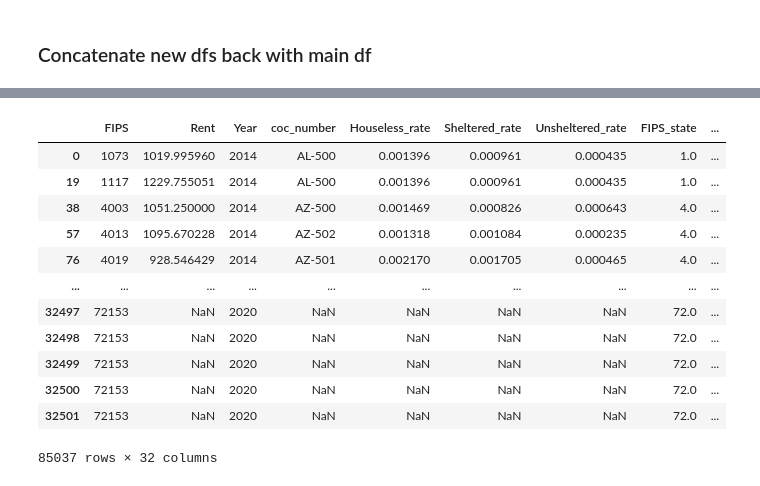
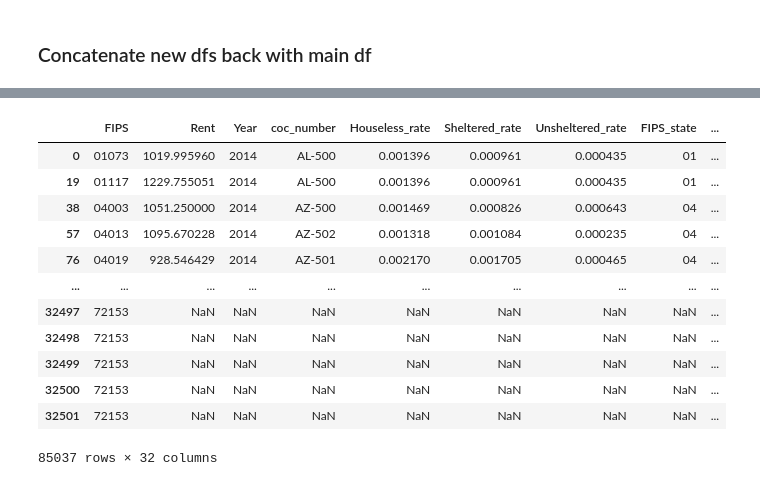
Before and after one commit to khyateed/projecting-food-insecurity, a Jupyter notebook: notebooks/cleaning_pt2.ipynb, the cells around one changed output, grey strips where cells are left out. Drawn from its saved outputs; the diff is of its cells as text; code cells hidden in the pictures.

```diff
--- a/notebooks/cleaning2.ipynb
+++ b/notebooks/cleaning_pt2.ipynb
@@ -162,7 +163,7 @@ df_12 = df_12.merge(fi_10_and_14[['FIPS','FI Rate 12','Meal cost 12','Dollars 12
 df_12.drop(['FI Rate','Weighted Annual Dollars','Cost Per Meal'],axis=1,inplace=True)
 df_12.rename(columns={'FI Rate 12':'FI Rate','Meal cost 12':'Cost Per Meal','Dollars 12':'Weighted Annual Dollars'},inplace=True)
 # %%
-df_13 = df[df.Year==2013]
+df_13 = df[df.Year=='2013']
 df_13 = df_13.merge(fi_10_and_14[['FIPS','FI Rate 13','Meal cost 13','Dollars 13']], on='FIPS')
 df_13.drop(['FI Rate','Weighted Annual Dollars','Cost Per Meal'],axis=1,inplace=True)
 df_13.rename(columns={'FI Rate 13':'FI Rate','Meal cost 13':'Cost Per Meal','Dollars 13':'Weighted Annual Dollars'},inplace=True)
@@ -170,7 +171,7 @@ df_13.rename(columns={'FI Rate 13':'FI Rate','Meal cost 13':'Cost Per Meal','Dol
 ### Concatenate new dfs back with main df
 # %%
 # drop older missing data from main df
-df_trimmed = df.drop(df[df.Year.isin([2011, 2012,2013])].index)
+df_trimmed = df.drop(df[df.Year.isin(['2011', '2012','2013'])].index)
 
 # add new data
 df = pd.concat([df_trimmed, df_11, df_12, df_13])
@@ -210,14 +211,15 @@ df[df.Year==2010].FIPS.value_counts()
 Name: FIPS, Length: 3245, dtype: int64
 # %%
 # perform groupby's on the years containing duplicates
-no_dups_10 = df[df.Year==2010].groupby('FIPS').mean().reset_index()
-no_dups_19 = df[df.Year==2019].groupby('FIPS').mean().reset_index()
-no_dups_20 = df[df.Year==2020].groupby('FIPS').mean().reset_index()
+no_dups_10 = df[df.Year=='2010'].groupby('FIPS').mean().reset_index()
+no_dups_19 = df[df.Year=='2019'].groupby('FIPS').mean().reset_index()
+no_dups_20 = df[df.Year=='2020'].groupby('FIPS').mean().reset_index()
 # %%
 # re-add in the columns that were removed during groupby operation
-no_dups_10 = no_dups_10.merge(df[df.Year==2010][['FIPS','Low Threshold Type','High Threshold Type', 'State',
+no_dups_10 = no_dups_10.merge(df[df.Year=='2010'][['FIPS','Low Threshold Type','High Threshold Type', 'State',
+                                                   'coc_number','County','State/County']],on='FIPS')
+no_dups_19 = no_dups_19.merge(df[df.Year=='2019'][['FIPS','Low Threshold Type','High Threshold Type', 'State',
                                          'coc_number','County','State/County']],on='FIPS')
-no_dups_19 = no_dups_19.merge(df[df.Year==2019][['FIPS','Low Threshold Type','High Threshold Type', 'State',
+no_dups_20 = no_dups_20.merge(df[df.Year=='2020'][['FIPS','Low Threshold Type','High Threshold Type', 'State',
                                          'coc_number','County','State/County']],on='FIPS')
-no_dups_20 = no_dups_20.merge(df[df.Year==2020][['FIPS','Low Threshold Type','High Threshold Type', 'State',
-                                         'coc_number','County','State/County']],on='FIPS')
+no_dups_10
@@ -224,21 +240,21 @@ no_dups_20 = no_dups_20.merge(df[df.Year==2020][['FIPS','Low Threshold Type','Hi
 # %%
 # drop older data from main df, which contained duplicates
-df_trimmed = df.drop(df[df.Year.isin([2010, 2019,2020])].index)
+df_trimmed = df.drop(df[df.Year.isin(['2010', '2019','2020'])].index)
 
 # add newly grouped data with no duplicates back into main df
 df = pd.concat([df_trimmed, no_dups_10, no_dups_19, no_dups_20])
 df
 # %% [output]
 |  | FIPS | Rent | Year | coc_number | Houseless_rate | Sheltered_rate | Unsheltered_rate | FIPS_state | ... |
-| 0 | 1073 | 1019.995960 | 2014 | AL-500 | 0.001396 | 0.000961 | 0.000435 | 1.0 | ... |
-| 19 | 1117 | 1229.755051 | 2014 | AL-500 | 0.001396 | 0.000961 | 0.000435 | 1.0 | ... |
-| 38 | 4003 | 1051.250000 | 2014 | AZ-500 | 0.001469 | 0.000826 | 0.000643 | 4.0 | ... |
-| 57 | 4013 | 1095.670228 | 2014 | AZ-502 | 0.001318 | 0.001084 | 0.000235 | 4.0 | ... |
-| 76 | 4019 | 928.546429 | 2014 | AZ-501 | 0.002170 | 0.001705 | 0.000465 | 4.0 | ... |
+| 0 | 01073 | 1019.995960 | 2014 | AL-500 | 0.001396 | 0.000961 | 0.000435 | 01 | ... |
+| 19 | 01117 | 1229.755051 | 2014 | AL-500 | 0.001396 | 0.000961 | 0.000435 | 01 | ... |
+| 38 | 04003 | 1051.250000 | 2014 | AZ-500 | 0.001469 | 0.000826 | 0.000643 | 04 | ... |
+| 57 | 04013 | 1095.670228 | 2014 | AZ-502 | 0.001318 | 0.001084 | 0.000235 | 04 | ... |
+| 76 | 04019 | 928.546429 | 2014 | AZ-501 | 0.002170 | 0.001705 | 0.000465 | 04 | ... |
 | ... | ... | ... | ... | ... | ... | ... | ... | ... | ... |
-| 32497 | 72153 | NaN | 2020 | NaN | NaN | NaN | NaN | 72.0 | ... |
-| 32498 | 72153 | NaN | 2020 | NaN | NaN | NaN | NaN | 72.0 | ... |
-| 32499 | 72153 | NaN | 2020 | NaN | NaN | NaN | NaN | 72.0 | ... |
-| 32500 | 72153 | NaN | 2020 | NaN | NaN | NaN | NaN | 72.0 | ... |
-| 32501 | 72153 | NaN | 2020 | NaN | NaN | NaN | NaN | 72.0 | ... |
+| 32497 | 72153 | NaN | NaN | NaN | NaN | NaN | NaN | NaN | ... |
+| 32498 | 72153 | NaN | NaN | NaN | NaN | NaN | NaN | NaN | ... |
+| 32499 | 72153 | NaN | NaN | NaN | NaN | NaN | NaN | NaN | ... |
+| 32500 | 72153 | NaN | NaN | NaN | NaN | NaN | NaN | NaN | ... |
+| 32501 | 72153 | NaN | NaN | NaN | NaN | NaN | NaN | NaN | ... |
 85037 rows × 32 columns
```
Also changed, not shown: parts of 13 cells of this notebook, 3 other files.
